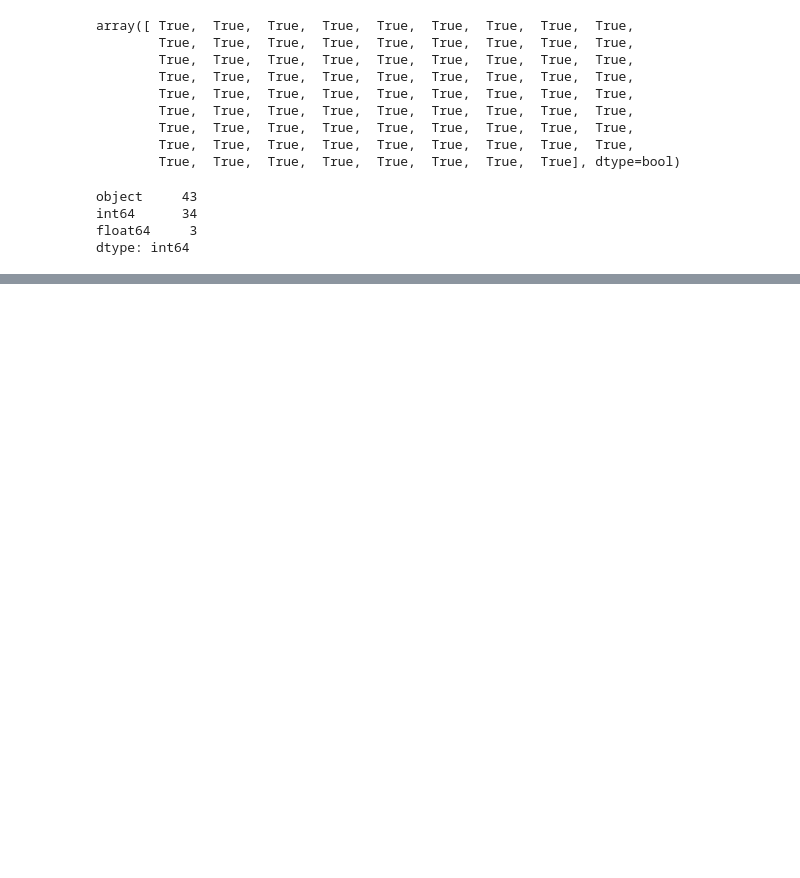
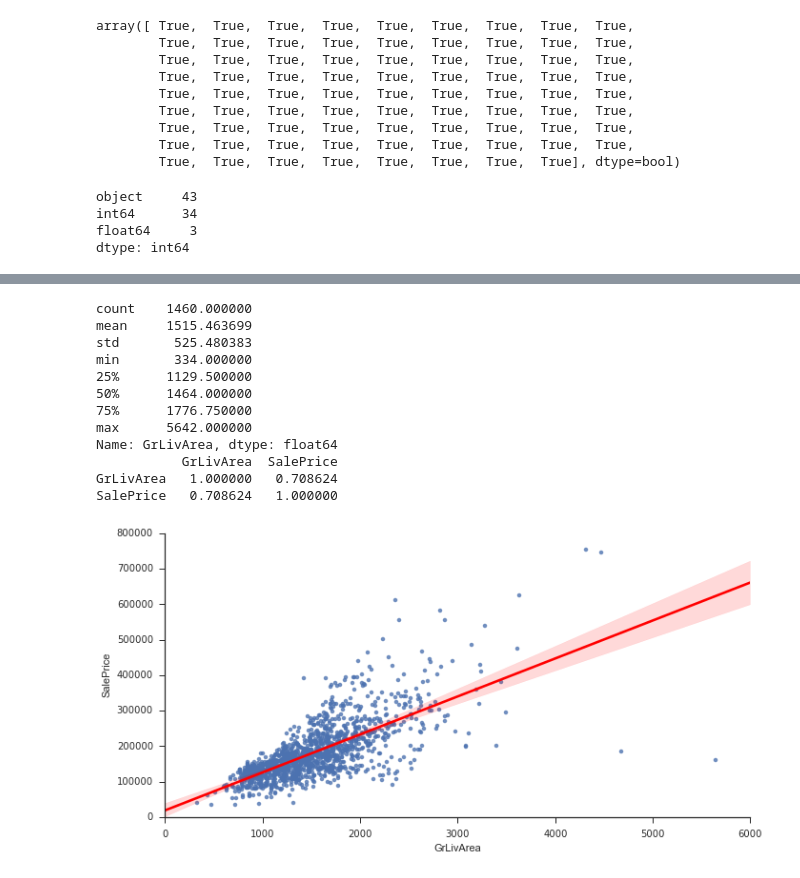
Before and after one commit to moyphilip/Ames-Housing, a Jupyter notebook: Ames-Housing-Notebook.ipynb, the cells around one changed output, grey strips where cells are left out. Saved outputs shown, nothing was run; the diff lists cells and outputs as text; code cells hidden in the pictures; blank space fills up the shorter version.

```diff
--- a/Ames-Housing-Notebook.ipynb
+++ b/Ames-Housing-Notebook.ipynb
@@ -71,0 +171,28 @@ plt.show()
+# %%
+# Lot Area vs Sale Price, based on the scatter plot lot area does not affect the price much. There are a few outliers
+# that we should look into compared to the ones in the left cluster.
+ax = sns.lmplot(x='GrLivArea',y='SalePrice',
+                data=train ,fit_reg=True,
+                aspect = 2, line_kws={'color': 'red'})
+
+ax.axes[0,0].set_ylim(0,800000)
+
+print train['GrLivArea'].describe()
+
+print train[['GrLivArea','SalePrice']].corr()
+
+sns.plt.show()
+# %% [output]
+count    1460.000000
+mean     1515.463699
+std       525.480383
+min       334.000000
+25%      1129.500000
+50%      1464.000000
+75%      1776.750000
+max      5642.000000
+Name: GrLivArea, dtype: float64
+           GrLivArea  SalePrice
+GrLivArea   1.000000   0.708624
+SalePrice   0.708624   1.000000
+[figure, added]
```
Also changed, not shown: parts of 30 cells of this notebook.
